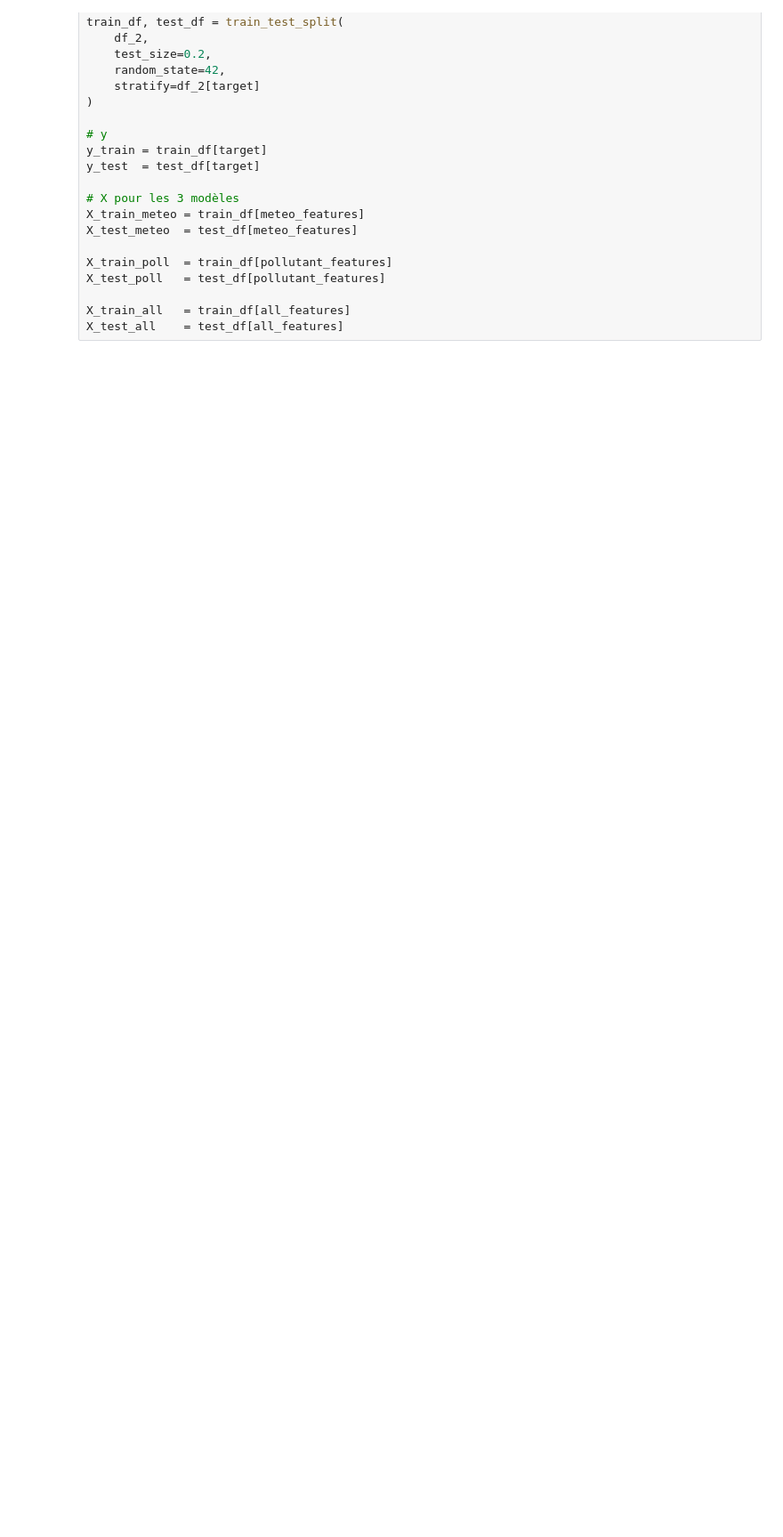
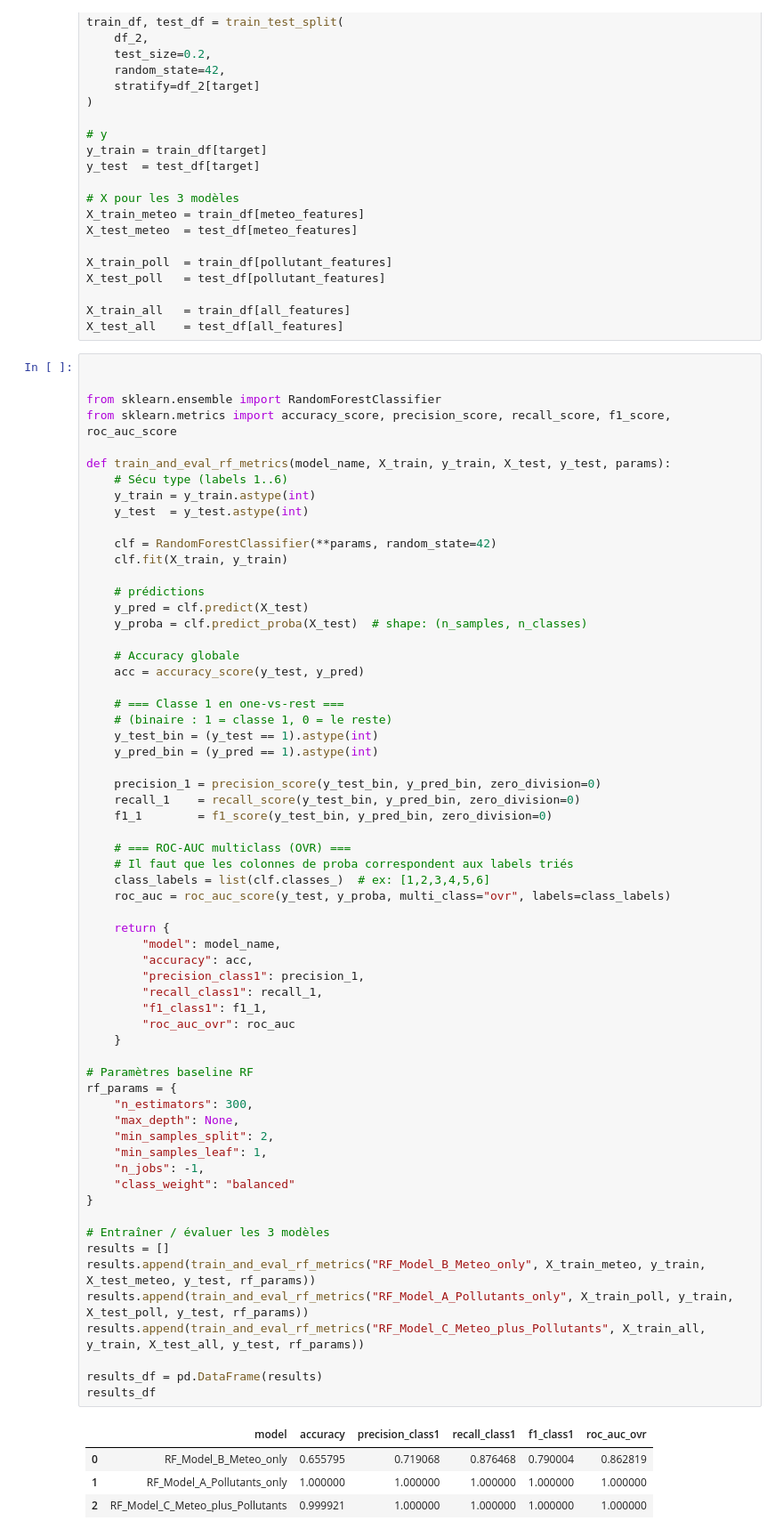
Before and after one commit to leagravellard/Memoire, a Jupyter notebook: notebooks/01_exploration.ipynb, the cells around one changed output. Shown at 89% size. Cells and saved outputs as stored; diff of their text form; blank space fills up the shorter version.

```diff
--- a/notebooks/01_exploration.ipynb
+++ b/notebooks/01_exploration.ipynb
@@ -762,3 +761,70 @@ X_test_poll   = test_df[pollutant_features]
 
 X_train_all   = train_df[all_features]
 X_test_all    = test_df[all_features]
+# %%
+
+
+from sklearn.ensemble import RandomForestClassifier
+from sklearn.metrics import accuracy_score, precision_score, recall_score, f1_score, roc_auc_score
+
+def train_and_eval_rf_metrics(model_name, X_train, y_train, X_test, y_test, params):
+    # Sécu type (labels 1..6)
+    y_train = y_train.astype(int)
+    y_test  = y_test.astype(int)
+
+    clf = RandomForestClassifier(**params, random_state=42)
+    clf.fit(X_train, y_train)
+
+    # prédictions
+    y_pred = clf.predict(X_test)
+    y_proba = clf.predict_proba(X_test)  # shape: (n_samples, n_classes)
+
+    # Accuracy globale
+    acc = accuracy_score(y_test, y_pred)
+
+    # === Classe 1 en one-vs-rest ===
+    # (binaire : 1 = classe 1, 0 = le reste)
+    y_test_bin = (y_test == 1).astype(int)
+    y_pred_bin = (y_pred == 1).astype(int)
+
+    precision_1 = precision_score(y_test_bin, y_pred_bin, zero_division=0)
+    recall_1    = recall_score(y_test_bin, y_pred_bin, zero_division=0)
+    f1_1        = f1_score(y_test_bin, y_pred_bin, zero_division=0)
+
+    # === ROC-AUC multiclass (OVR) ===
+    # Il faut que les colonnes de proba correspondent aux labels triés
+    class_labels = list(clf.classes_)  # ex: [1,2,3,4,5,6]
+    roc_auc = roc_auc_score(y_test, y_proba, multi_class="ovr", labels=class_labels)
+
+    return {
+        "model": model_name,
+        "accuracy": acc,
+        "precision_class1": precision_1,
+        "recall_class1": recall_1,
+        "f1_class1": f1_1,
+        "roc_auc_ovr": roc_auc
+    }
+
+# Paramètres baseline RF
+rf_params = {
+    "n_estimators": 300,
+    "max_depth": None,
+    "min_samples_split": 2,
+    "min_samples_leaf": 1,
+    "n_jobs": -1,
+    "class_weight": "balanced"
+}
+
+# Entraîner / évaluer les 3 modèles
+results = []
+results.append(train_and_eval_rf_metrics("RF_Model_B_Meteo_only", X_train_meteo, y_train, X_test_meteo, y_test, rf_params))
+results.append(train_and_eval_rf_metrics("RF_Model_A_Pollutants_only", X_train_poll, y_train, X_test_poll, y_test, rf_params))
+results.append(train_and_eval_rf_metrics("RF_Model_C_Meteo_plus_Pollutants", X_train_all, y_train, X_test_all, y_test, rf_params))
+
+results_df = pd.DataFrame(results)
+results_df
+# %% [output]
+|  | model | accuracy | precision_class1 | recall_class1 | f1_class1 | roc_auc_ovr |
+| 0 | RF_Model_B_Meteo_only | 0.655795 | 0.719068 | 0.876468 | 0.790004 | 0.862819 |
+| 1 | RF_Model_A_Pollutants_only | 1.000000 | 1.000000 | 1.000000 | 1.000000 | 1.000000 |
+| 2 | RF_Model_C_Meteo_plus_Pollutants | 0.999921 | 1.000000 | 1.000000 | 1.000000 | 1.000000 |
```
Also changed, not shown: parts of 12 cells of this notebook.
